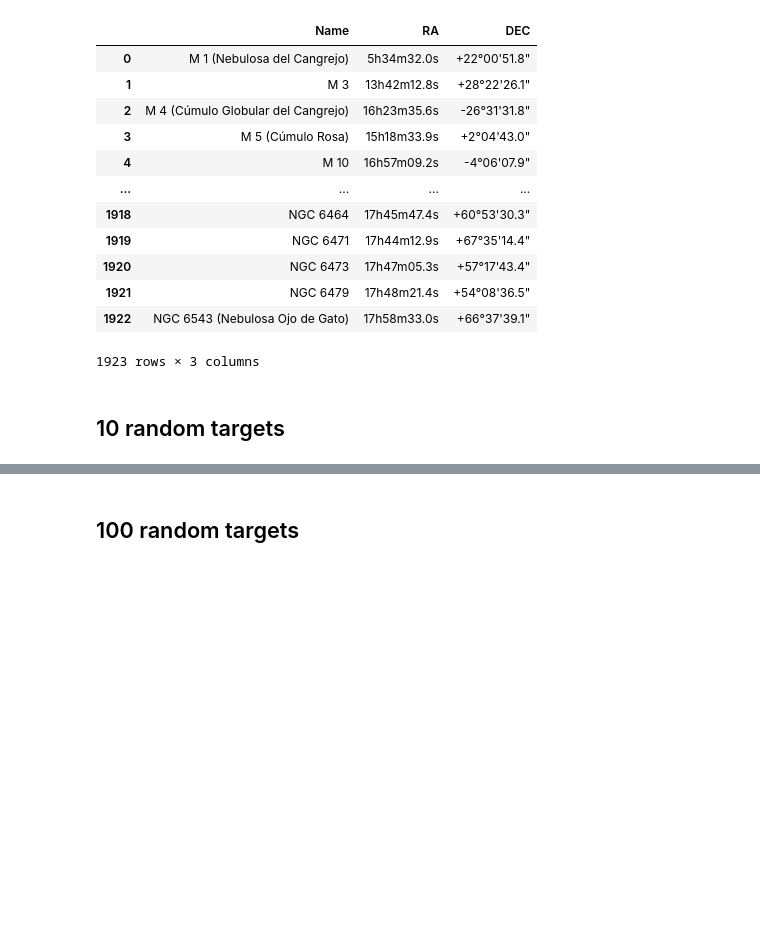
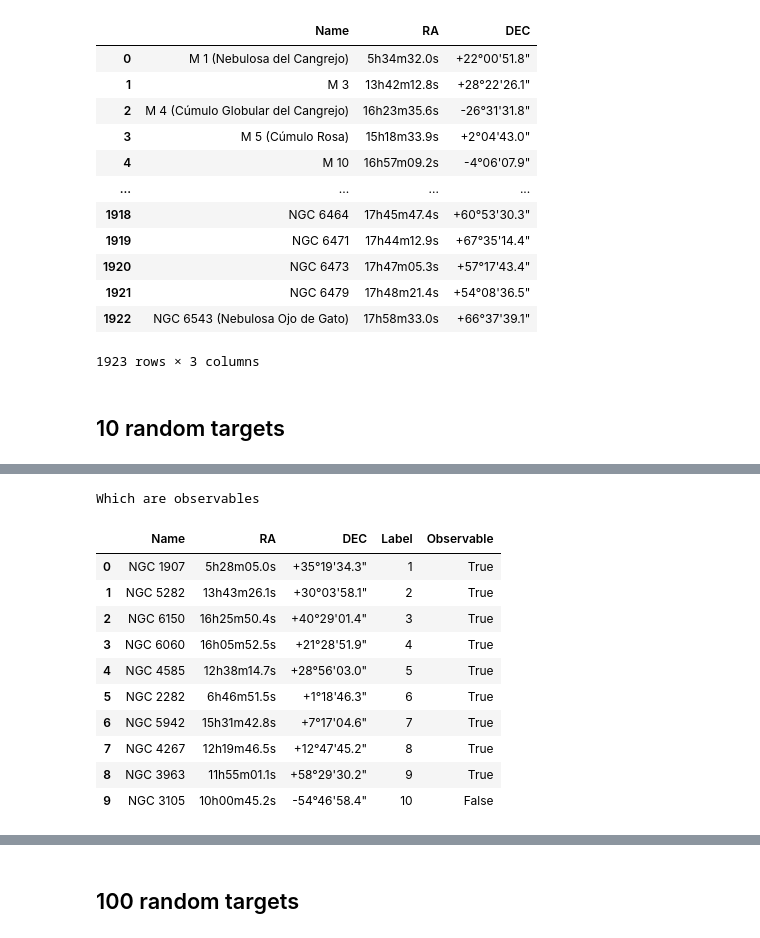
Before and after one commit to ccuellarn/Transient-Operation, a Jupyter notebook: Sketch.ipynb, the cells around one changed output, grey strips where cells are left out. Drawn from its saved outputs; the diff is of its cells as text; code cells hidden in the pictures; blank space fills up the shorter version.

```diff
--- a/Sketch.ipynb
+++ b/Sketch.ipynb
@@ -303,0 +268,16 @@ Order for observation
+# %%
+print('Which are observables')
+observable_alerts
+# %% [output]
+Which are observables
+|  | Name | RA | DEC | Label | Observable |
+| 0 | NGC 1907 | 5h28m05.0s | +35°19'34.3" | 1 | True |
+| 1 | NGC 5282 | 13h43m26.1s | +30°03'58.1" | 2 | True |
+| 2 | NGC 6150 | 16h25m50.4s | +40°29'01.4" | 3 | True |
+| 3 | NGC 6060 | 16h05m52.5s | +21°28'51.9" | 4 | True |
+| 4 | NGC 4585 | 12h38m14.7s | +28°56'03.0" | 5 | True |
+| 5 | NGC 2282 | 6h46m51.5s | +1°18'46.3" | 6 | True |
+| 6 | NGC 5942 | 15h31m42.8s | +7°17'04.6" | 7 | True |
+| 7 | NGC 4267 | 12h19m46.5s | +12°47'45.2" | 8 | True |
+| 8 | NGC 3963 | 11h55m01.1s | +58°29'30.2" | 9 | True |
+| 9 | NGC 3105 | 10h00m45.2s | -54°46'58.4" | 10 | False |
```
Also changed, not shown: parts of 9 cells of this notebook, 1 other file.
